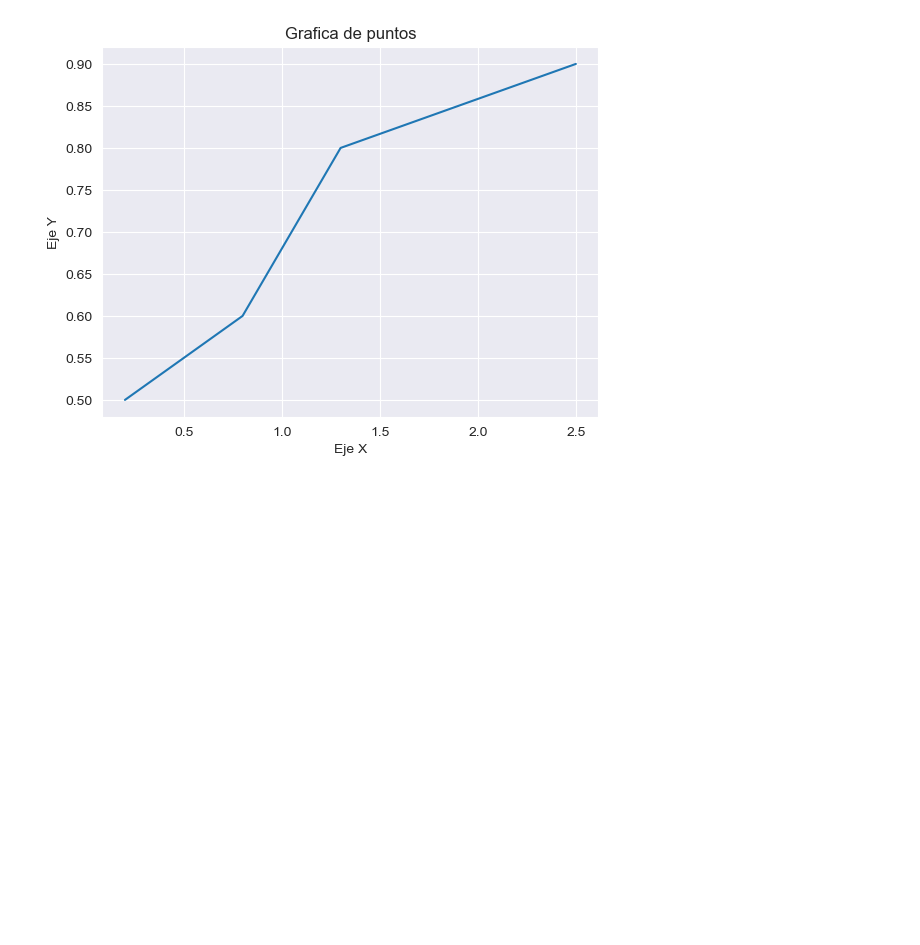
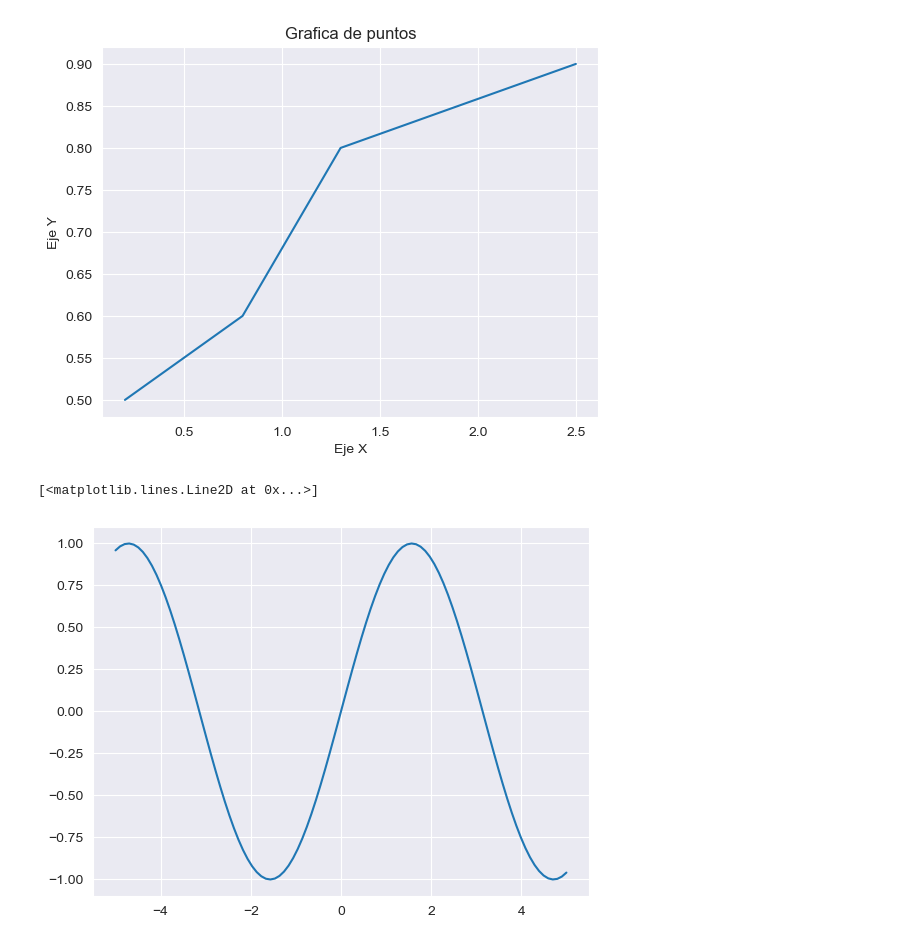
Before and after one commit to marcosotomac/MachineLearningPython-UNI, a Jupyter notebook: overview_numpy_matplotlib.ipynb, the cells around one changed output. Saved outputs shown, nothing was run; the diff lists cells and outputs as text; code cells hidden in the pictures; blank space fills up the shorter version.

Commit message:
Added: correspondence rule in numpy

```diff
--- a/overview_numpy_matplotlib.ipynb
+++ b/overview_numpy_matplotlib.ipynb
@@ -235,3 +235,11 @@ plt.ylabel("Eje Y")
 plt.show() #muestra la grafica
 # %% [output]
 [figure]
+# %%
+#Ejemplo 2
+vec2 = np.linspace(-5,5,100) #crea un vector de 100 puntos entre -5 y 5
+type(vec2)
+#Numpy realiza todas las operaciones de manera vectorizada
+# %% [output]
+[<matplotlib.lines.Line2D at 0x...>]
+[figure, added]
```
Also changed, not shown: parts of 7 cells of this notebook.
